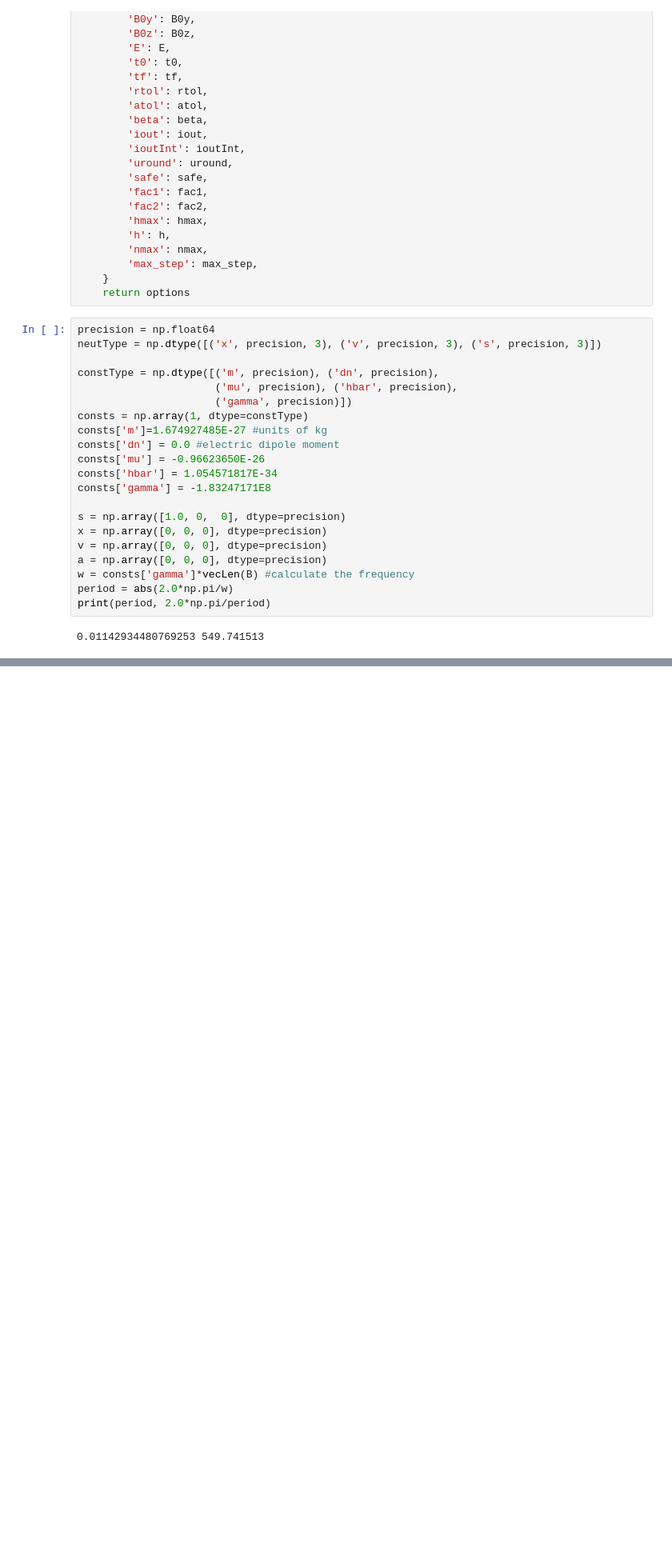
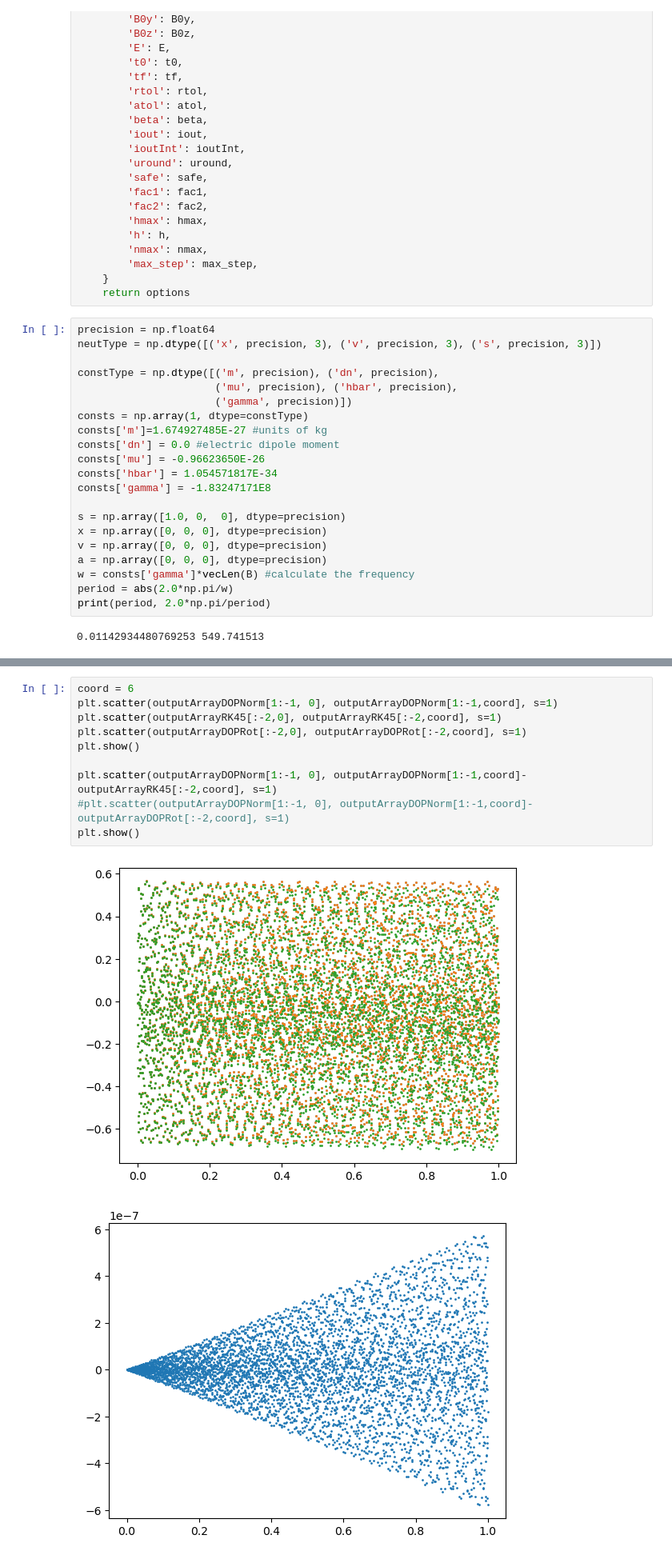
Before and after one commit to mjmorano/Spin-tracking-New, a Jupyter notebook: ElegantSpinIntegration.ipynb, the cells around one changed output, grey strips where cells are left out. Shown at 80% size. Cells and saved outputs as stored; diff of their text form; blank space fills up the shorter version.

```diff
--- a/ElegantSpinIntegration.ipynb
+++ b/ElegantSpinIntegration.ipynb
@@ -1235,0 +1514,13 @@ plt.show()
+# %%
+coord = 6
+plt.scatter(outputArrayDOPNorm[1:-1, 0], outputArrayDOPNorm[1:-1,coord], s=1)
+plt.scatter(outputArrayRK45[:-2,0], outputArrayRK45[:-2,coord], s=1)
+plt.scatter(outputArrayDOPRot[:-2,0], outputArrayDOPRot[:-2,coord], s=1)
+plt.show()
+
+plt.scatter(outputArrayDOPNorm[1:-1, 0], outputArrayDOPNorm[1:-1,coord]-outputArrayRK45[:-2,coord], s=1)
+#plt.scatter(outputArrayDOPNorm[1:-1, 0], outputArrayDOPNorm[1:-1,coord]-outputArrayDOPRot[:-2,coord], s=1)
+plt.show()
+# %% [output]
+[figure, added]
+[figure, added]
```
Also changed, not shown: parts of 18 cells of this notebook, 5 other files.
